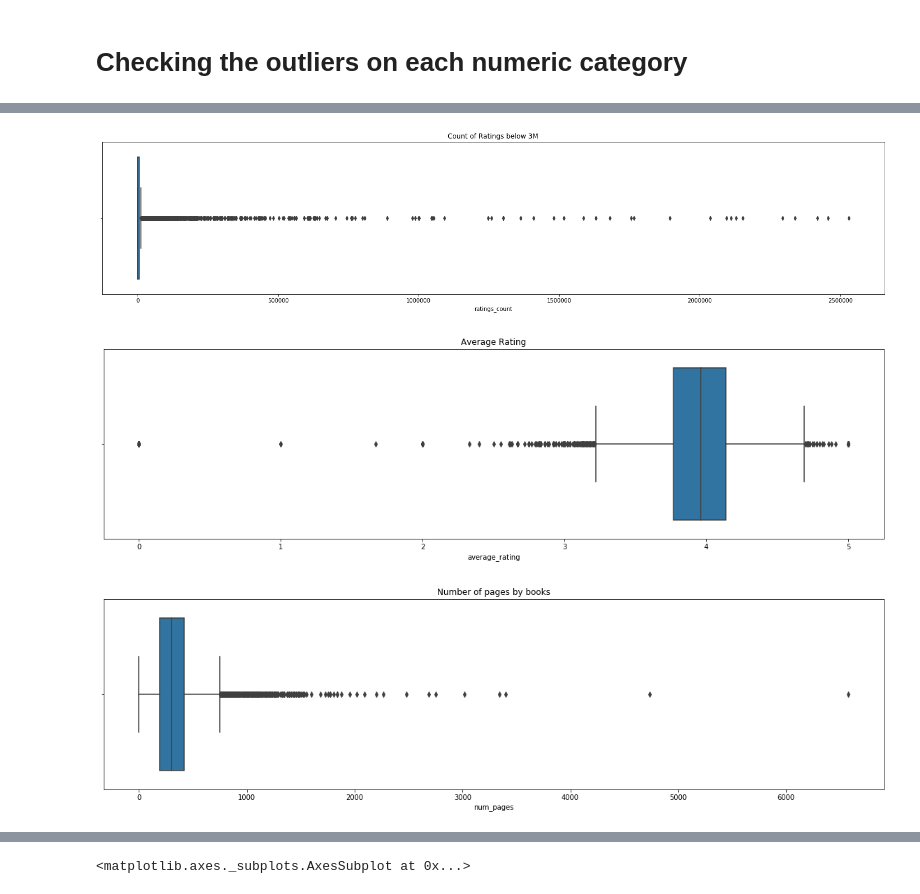
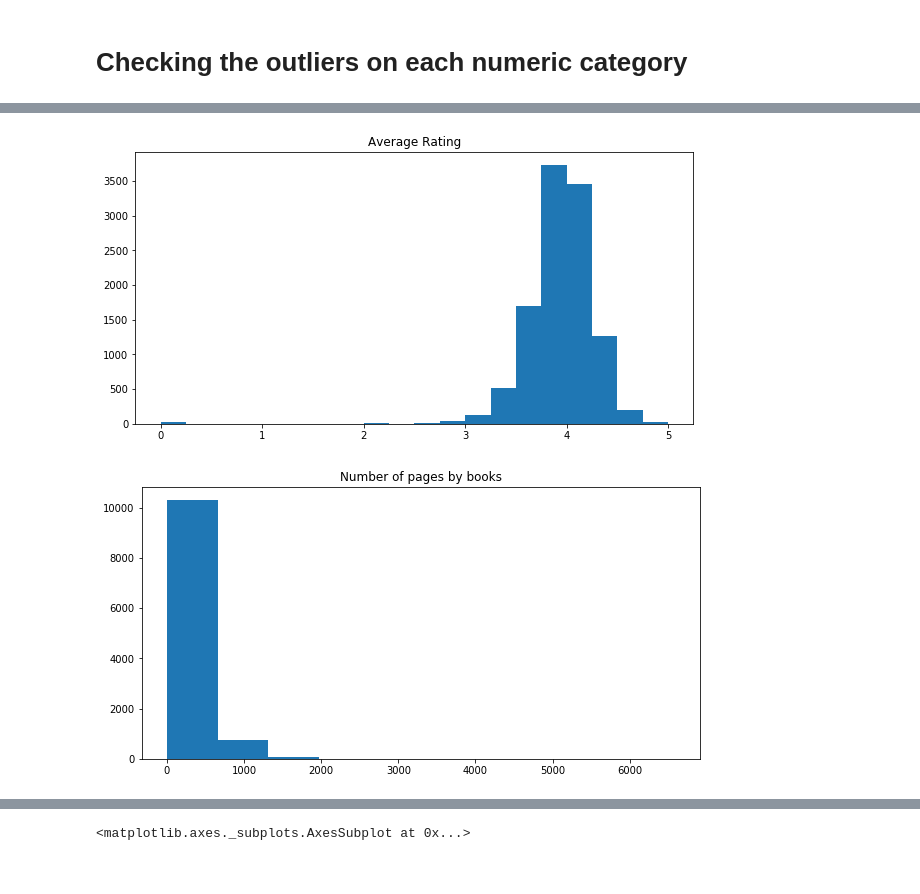
Before and after one commit to ViniciusRaphael/Best_books_from_GoodReads, a Jupyter notebook: Livros.ipynb, the cells around one changed output, grey strips where cells are left out. Cells and saved outputs as stored; diff of their text form; code cells hidden in the pictures.

```diff
--- a/Livros.ipynb
+++ b/Livros.ipynb
@@ -30,0 +48,4 @@ memory usage: 1.0+ MB
+# %%
+df.sort_values(by='ratings_count', ascending=False) #Ordering by Ratings_Counts
+df.drop(columns=['isbn', 'isbn13'], inplace=True) #Removing columns that are not relevante
+df.head()
@@ -46,24 +75,16 @@ df.loc[df['ratings_count'] > 4000000]
-# %%
-rating_below_3M = df.loc[df['ratings_count'] < 3000000]
-plt.figure(figsize=(25,5))
-sns.boxplot(rating_below_3M['ratings_count'])
-plt.title('Count of Ratings below 3M')
-plt.show()
-# %% [output]
-[figure, removed]
 # %%
-plt.figure(figsize=(20,5))
-sns.boxplot(df['average_rating'])
+plt.figure(figsize=(10,5))
+plt.hist(df['average_rating'],bins=20)
 plt.title('Average Rating')
 plt.show()
 # %% [output]
-[figure, old version]
+[figure, new version]
 # %%
-plt.figure(figsize=(20,5))
-sns.boxplot(df['num_pages'])
+plt.figure(figsize=(10,5))
+plt.hist(df['num_pages'])
 plt.title('Number of pages by books')
 plt.show()
 # %% [output]
-[figure, old version]
+[figure, new version]
 # %%
 # Questions to be answered based on this Dataframe
```
Also changed, not shown: parts of 15 cells of this notebook.
